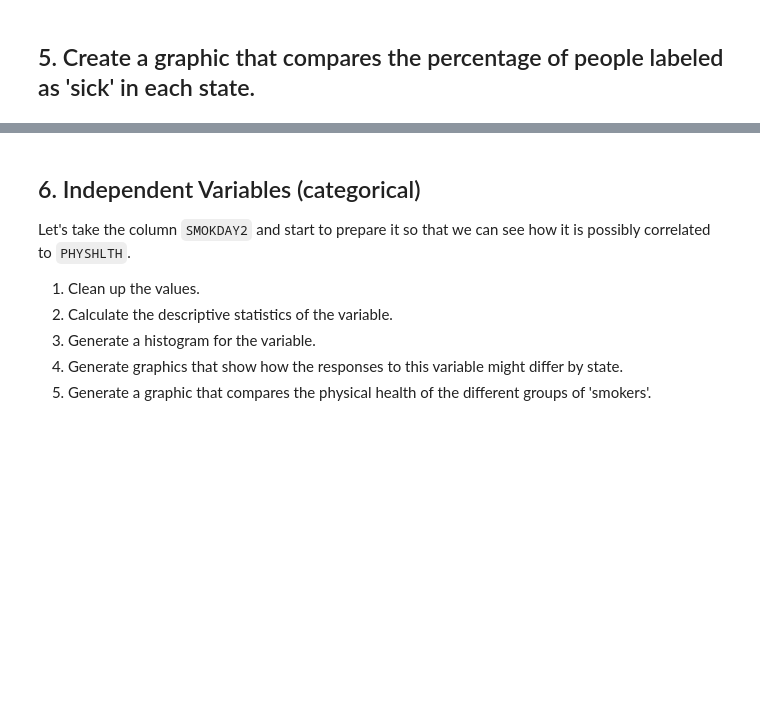
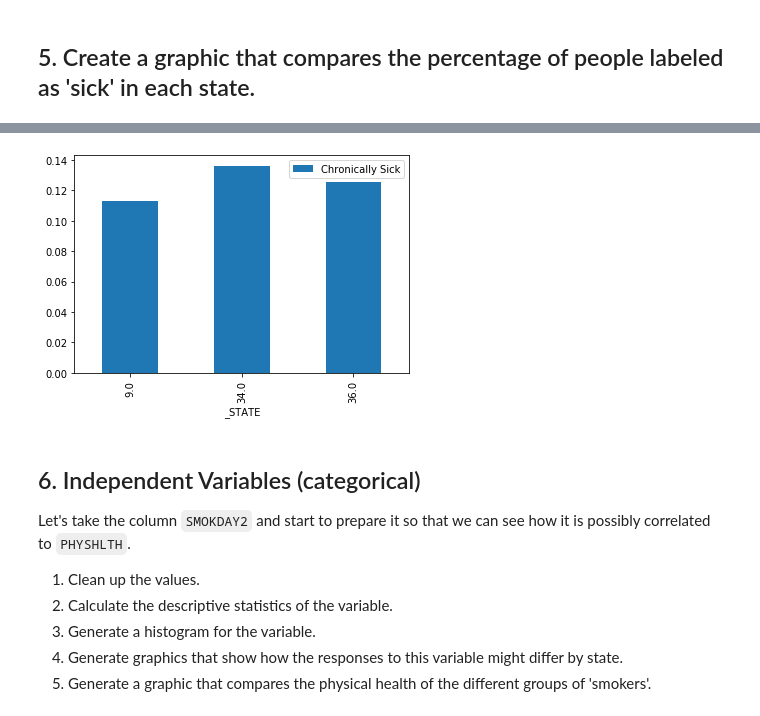
Before and after one commit to jprinfret/nyc-ds-100719-lectures, a Jupyter notebook: week-2/case_study/Data_Exploration_Applied.ipynb, the cells around one changed output, grey strips where cells are left out. Cells and saved outputs as stored; diff of their text form; code cells hidden in the pictures; blank space fills up the shorter version.

```diff
--- a/week-2/case_study/Data_Exploration_Applied.ipynb
+++ b/week-2/case_study/Data_Exploration_Applied.ipynb
@@ -89,0 +92,10 @@ Chronically sick people account for a significant proportion of the costs for he
+# %%
+# code to create new colum for chronically sick
+df['Chronically Sick'] = 0
+def is_Chronic(df):
+    if df['PHYSHLTH'] > 10:
+        return 1
+    else:
+        return 0
+df['Chronically Sick'] = df.apply(is_Chronic, axis=1)
+df
@@ -91,3 +117,5 @@ Chronically sick people account for a significant proportion of the costs for he
 ## 5. Create a graphic that compares the percentage of people labeled as 'sick' in each state.
 # %%
 # code to calculate averages per state
+chronSick_ppl = pd.DataFrame(df.groupby('_STATE')['Chronically Sick'].agg('mean'))
+chronSick_ppl
@@ -94,5 +128,8 @@ Chronically sick people account for a significant proportion of the costs for he
 # %%
 # create graphic to compare chronically sick by state
+chronSick_ppl.plot(kind='bar');
+# %% [output]
+[figure, added]
 # %% [markdown]
 ## 6. Independent Variables (categorical)
 
```
Also changed, not shown: parts of 12 cells of this notebook, 1 other file.
